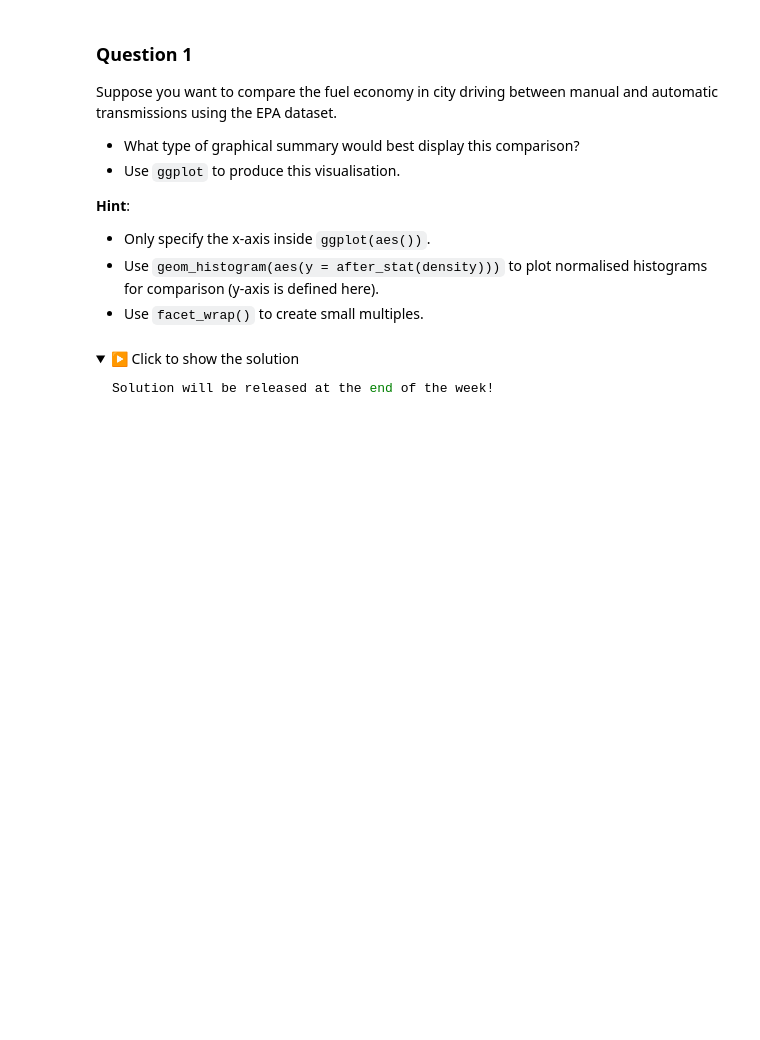
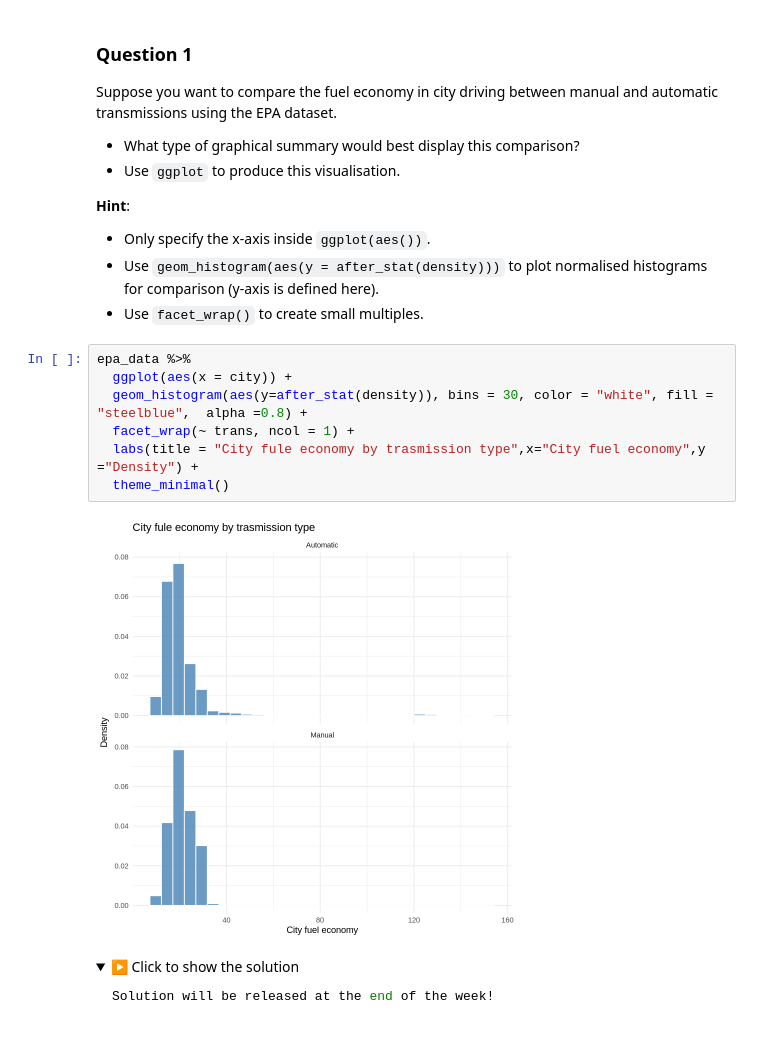
Before and after one commit to navaneethnsr/git-workshop-turtle, a Jupyter notebook: notebooks/Week_1.ipynb, the cells around one changed output. Cells and saved outputs as stored; diff of their text form; folded sections open; blank space fills up the shorter version.

```diff
--- a/notebooks/Week_1.ipynb
+++ b/notebooks/Week_1.ipynb
@@ -476,6 +707,15 @@ Suppose you want to compare the fuel economy in city driving between manual and
 - Only specify the x-axis inside `ggplot(aes())`.
 - Use `geom_histogram(aes(y = after_stat(density)))` to plot normalised histograms for comparison (y-axis is defined here).
 - Use `facet_wrap()` to create small multiples.
+# %%
+epa_data %>%
+  ggplot(aes(x = city)) +
+  geom_histogram(aes(y=after_stat(density)), bins = 30, color = "white", fill = "steelblue",  alpha =0.8) +
+  facet_wrap(~ trans, ncol = 1) +
+  labs(title = "City fule economy by trasmission type",x="City fuel economy",y ="Density") +
+  theme_minimal()
+# %% [output]
+[figure, added]
 # %% [markdown]
 <details>
 <summary>▶️ Click to show the solution</summary>
```
Also changed, not shown: parts of 31 cells of this notebook.
